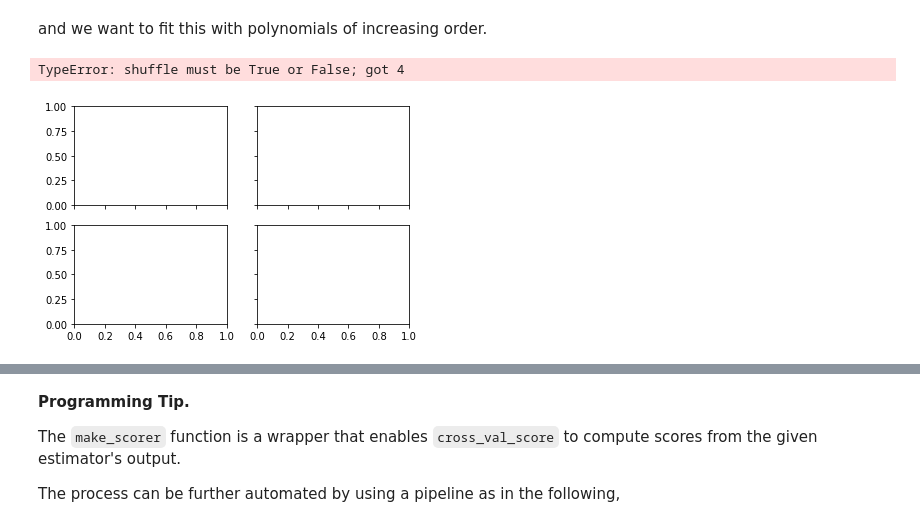
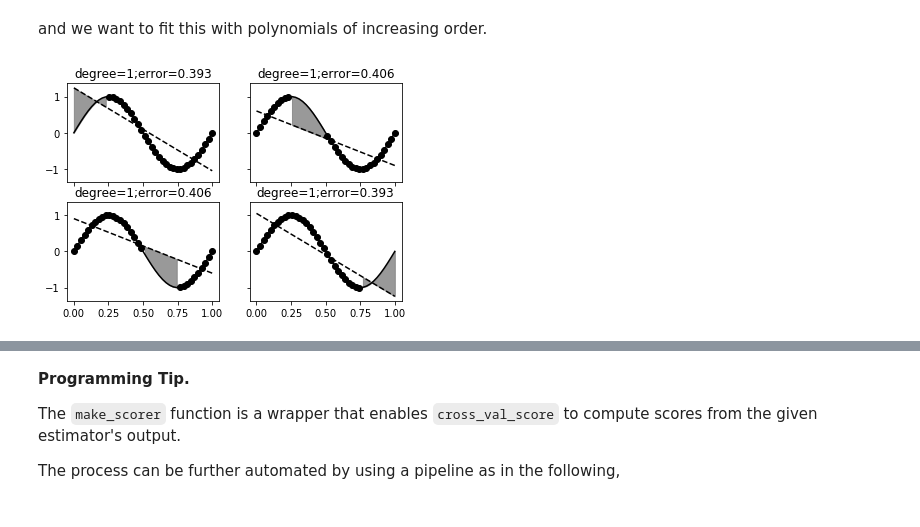
Before and after one commit to unpingco/Python-for-Probability-Statistics-and-Machine-Learning, a Jupyter notebook: chapters/machine_learning/notebooks/learning_theory.ipynb, the cells around one changed output, grey strips where cells are left out. Drawn from its saved outputs; the diff is of its cells as text; code cells hidden in the pictures.

```diff
--- a/chapters/machine_learning/notebooks/learning_theory.ipynb
+++ b/chapters/machine_learning/notebooks/learning_theory.ipynb
@@ -932,24 +899,24 @@ to postulate models of differing complexity and then pick the one with the best
 cross-validation error. For example, suppose we had the following sine wave
 data,
 # %%
-xi = np.linspace(0,1,30)
+xi = np.linspace(0,1,40)
 yi = np.sin(2*np.pi*xi)
 # %% [markdown]
 and we want to fit this with polynomials of increasing order.
 # %%
+kf = KFold(4)
 fig,axs=subplots(2,2,sharex=True,sharey=True)
 deg = 1 # polynomial degree
-for ax,(train_idx,test_idx) in zip(axs.flat,KFold(len(xi),4)):
+for ax,(train_idx,test_idx) in zip(axs.flat,kf.split(xi)):
     _=ax.plot(xi,yi,xi[train_idx],yi[train_idx],'ok',color='k')
     p = np.polyfit(xi[train_idx],yi[train_idx],deg)
     pval = np.polyval(p,xi)
     _=ax.plot(xi,pval,'--k')
     error = np.mean((pval[test_idx]-yi[test_idx])**2)
     _=ax.set_title('degree=%d;error=%3.3g'%(deg,error))
     _=ax.fill_between(xi[test_idx],pval[test_idx],yi[test_idx],color='gray',alpha=.8)
 # %% [output]
-TypeError: shuffle must be True or False; got 4
-[figure, old version]
+[figure, new version]
 # %% [markdown]
 <!-- dom:FIGURE: [fig-machine_learning/learning_theory_003.png, width=500
 frac=0.85] This shows the folds and errors for the linear model. The shaded
```
Also changed, not shown: parts of 19 cells of this notebook.
